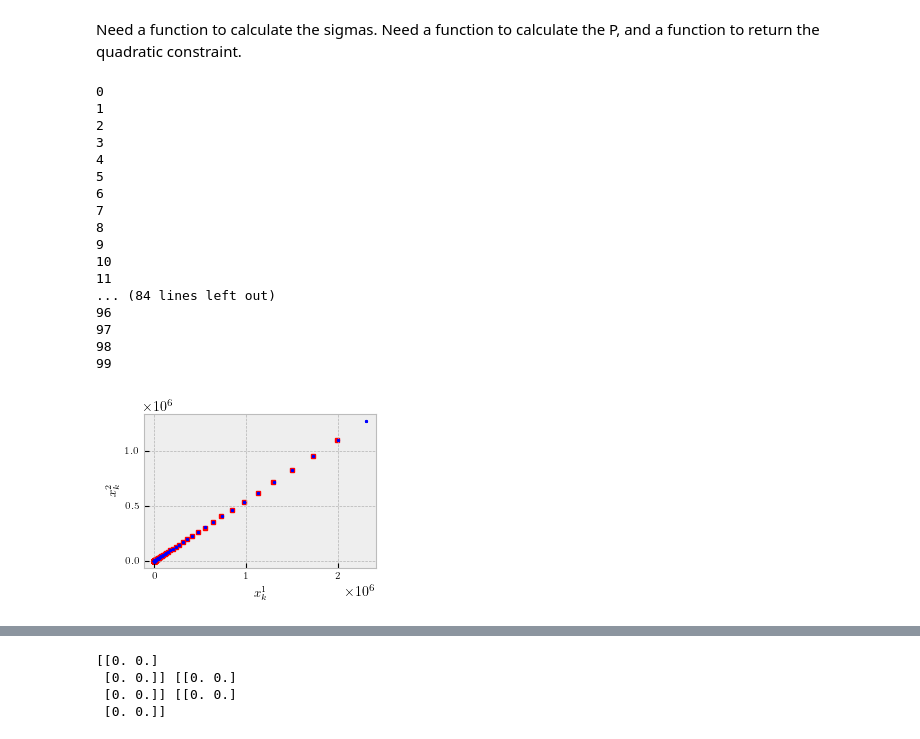
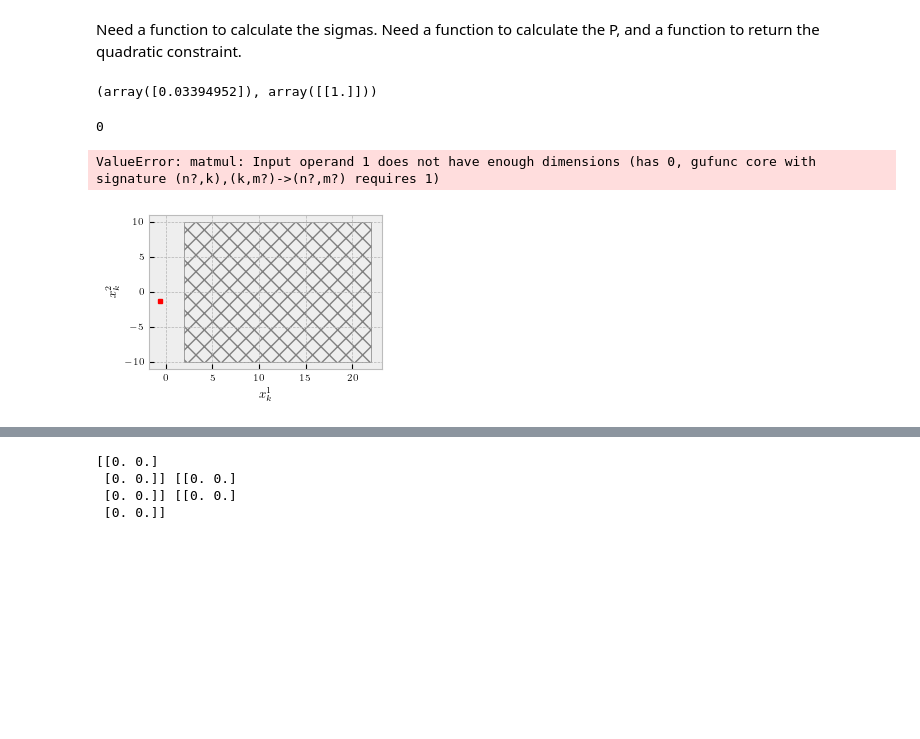
Before and after one commit to msramada/State-Selection-Algorithm, a Jupyter notebook: SSA_LinearCase/LinearCase.ipynb, the cells around one changed output, grey strips where cells are left out. Cells and saved outputs as stored; diff of their text form; code cells hidden in the pictures; blank space fills up the shorter version.

```diff
--- a/SSA_LinearCase/LinearCase.ipynb
+++ b/SSA_LinearCase/LinearCase.ipynb
@@ -97,7 +68,7 @@ def terminal_constraints(F,G,K,N,P):
     I3 = (F_K.T) ** N * (P11 + 2 * P12.T + P22) @ F_K ** N
     return I1, I2, I3
 # %%
-def big_covariance_Sigma(F,G,K,H,L,var_v,var_w):
+def big_covariance_Sigma(F,G,K,H,L,Sigma_v,Sigma_w):
     Phi1 = np.concatenate((F - L @ H, np.zeros(F.shape)), axis=1)
     Phi2 = np.concatenate((L @ H, F - G @ K), axis=1)
     Phi = np.concatenate((Phi1,Phi2), axis=0)
@@ -106,7 +77,7 @@ def big_covariance_Sigma(F,G,K,H,L,var_v,var_w):
     Psi2 = np.concatenate((np.zeros(F.shape), L), axis=1)
     Psi = np.concatenate((Psi1,Psi2), axis=0)
 
-    Omega = block_diag(var_w,var_v)
+    Omega = block_diag(Sigma_w,Sigma_v)
     Sigma = linalg.solve_discrete_lyapunov(Phi, Psi @ Omega @ Psi.T)
     return Sigma
 
@@ -123,9 +94,9 @@ def x_hat_update(y0,F,G,H,L,x00,u):
     x11 = F @ x00 + G @ u + L @ (y0 - H @ x00)
     return x11
 
-def x_true_update(x0,F,G,u,H,var_w,var_v):
-    x1 = F @ x0 + G @ u + np.sqrt(var_w) @ np.random.randn(x0.shape[0],1)
-    y0 = H @ x0 + np.sqrt(var_v) @ np.random.randn(H.shape[0],1)
+def x_true_update(x0,F,G,u,H,Sigma_w,Sigma_v):
+    x1 = F @ x0 + G @ u + np.sqrt(Sigma_w) @ np.random.randn(x0.shape[0],1)
+    y0 = H @ x0 + np.sqrt(Sigma_v) @ np.random.randn(H.shape[0],1)
     return x1, y0
 # %%
 # State dynamics
@@ -133,27 +104,27 @@ F=np.array([[1,0.0075],[-0.143,0.996]])
 G=np.array([[4.798,0.115]]).T
 H=np.array([[1,0],[0,1]])
 
-var_x0=np.diag(np.array([0.1,0.1]))
+Sigma_x0=np.diag(np.array([0.1,0.1]))
 mu_x0=-np.array([[0.6455,1.3751]]).T
-var_w=np.diag(np.array([0.1,0.1]))
-var_v=np.diag(np.array([0.5,0.4]))
+Sigma_w=np.diag(np.array([0.1,0.1]))
+Sigma_v=np.diag(np.array([0.5,0.4]))
 
 # LQR: costs and gain
 Q=np.diag([1,10])
 R=10*np.eye(G.shape[1])
 K, _, _ = control.dlqr(F, G, Q, R)
-L, _, _ = control.dlqr(F.T, H.T, var_w, var_w)
-L = (F - G @ K) @ L # One-step ahead predictor
+L, _, _ = control.dlqe(F, np.eye(F.shape[0]), H, Sigma_w, Sigma_v)
+#L = (F - G @ K) @ L # One-step ahead predictor
 
 # N: prediction horizon, T: horizon, epsilon: tolerance
-N=12
+N=6
 T_horizon=100
 epsilon=0.1
 
 Q0 = 0.00 * np.eye(2 * F.shape[0])
 P = lyapunov_matrix_P(F,G,K,Q0)
 I1, I2, I3 = terminal_constraints(F,G,K,N,P)
-Sigma = big_covariance_Sigma(F,G,K,H,L,var_v,var_w)
+Sigma = big_covariance_Sigma(F,G,K,H,L,Sigma_v,Sigma_w)
 I_I = np.concatenate((np.eye(F.shape[0]),np.eye(F.shape[0])), axis=1)
 K_0 = K @ np.concatenate((np.zeros(F.shape), np.eye(F.shape[0])), axis=1)
 Sigma_x = I_I @ Sigma @ I_I.T
@@ -172,6 +143,10 @@ m=S.shape[0]
 c=200
 # Calculate A1 and A2
 A1, A2 = A1_and_A2(F,G,K,Q,R,N)
+# %%
+np.linalg.eig(Sigma_u)
+# %% [output]
+(array([0.03394952]), array([[1.]]))
 # %%
 
 plt.style.use('bmh')
@@ -190,58 +165,46 @@ x0_prime_rec = np.full((n, T_horizon), np.nan)
 x0_hat_rec = np.full((n, T_horizon), np.nan)
 
 x0_hat = mu_x0
-x0_true = np.sqrt(var_x0)@np.random.randn(n,1) + mu_x0
+x0_true = np.sqrt(Sigma_x0)@np.random.randn(n,1) + mu_x0
 x0_true_rec=np.full((n, T_horizon), np.nan)
 y1s=np.full((T_horizon, ), np.nan)
 for k in range(T_horizon):
     print(k)
     x0_hat_rec[:,k] = x0_hat.squeeze()
     x0_true_rec[:,k] = x0_true.squeeze()
     x0_bar = x0_hat
     plt.plot(x0_hat[0],x0_hat[1],'sr',ms=2.5,zorder=1)
     # Construct the optimization problem over xo' and xo'':
-    x0_prime = cp.Variable((n, ))
-    constraints = Constraints1(F,G,K,T,S,Sigma_x,Sigma_u,x0_bar,x0_prime,uBar,xBar,N,epsilon)
+    x0_prime = cp.Variable((n,))
+    constraints = Constraints(F,G,K,T,S,Sigma_x,Sigma_u,x0_bar,x0_prime,uBar,xBar,N,epsilon)
 
     objective = cp.Minimize(cp.quad_form(x0_prime, A1) + 2 * x0_bar.T @ A2 @ x0_prime)
     #constraints = [cp.quad_form( x0_prime, I1 ) + x0_bar.T @ I2 @ x0_prime <= c - x0_bar.T @ I3 @ x0_bar]
     prob = cp.Problem(objective,constraints)#)#, constraints)
     # The optimal objective value is returned by `prob.solve()`.
     result = prob.solve()
     # The optimal value for x is stored in `x.value`.
     x0star = x0_prime.value
     x0_prime_rec[:,k] = x0star
-    u = np.array((K@x0star).reshape(1,1)) + np.array((K@x0_hat).reshape(1,1))
+    u = 1 * np.array((K @ x0star).reshape(1,1)) + np.array((K @ x0_hat).reshape(1,1))
+    u = np.array((K @ x0_hat).reshape(1,1))
     u = -u
-    x0_true, y0 = x_true_update(x0_true,F,G,u,H,var_w,var_v)
+    x0_true, y0 = x_true_update(x0_true,F,G,u,H,Sigma_w,Sigma_v)
+
     #y1s[k]=y1
+    plt.plot(x0star[0]+x0_hat[0],x0star[1]+x0_hat[1],'*b',ms=2,zorder=2)
     x0_hat = x_hat_update(y0,F,G,H,L,x0_hat,u)
-    plt.plot(x0star[0]+x0_hat[0],x0star[1]+x0_hat[1],'*b',ms=2,zorder=2)
+
     #plt.plot(x0_true[0],x0_true[1],'.k')
-#plt.xlim([-3, 3])
-#plt.ylim([-2, 3])
+plt.xlim([-3, 3])
+plt.ylim([-2, 3])
 
 plt.savefig('figs/LinearStateSelection.pdf',bbox_inches ="tight")
 plt.xticks(fontsize=7)
 plt.yticks(fontsize=7)
 
 plt.show()
 # %% [output]
 0
-1
-2
-3
-4
-5
-6
-7
-8
-9
-10
-11
-... (84 lines left out)
-96
-97
-98
-99
+ValueError: matmul: Input operand 1 does not have enough dimensions (has 0, gufunc core with signature (n?,k),(k,m?)->(n?,m?) requires 1)
-[figure, old version]
+[figure, new version]
```
Also changed, not shown: parts of 4 cells of this notebook, 1 other file.
